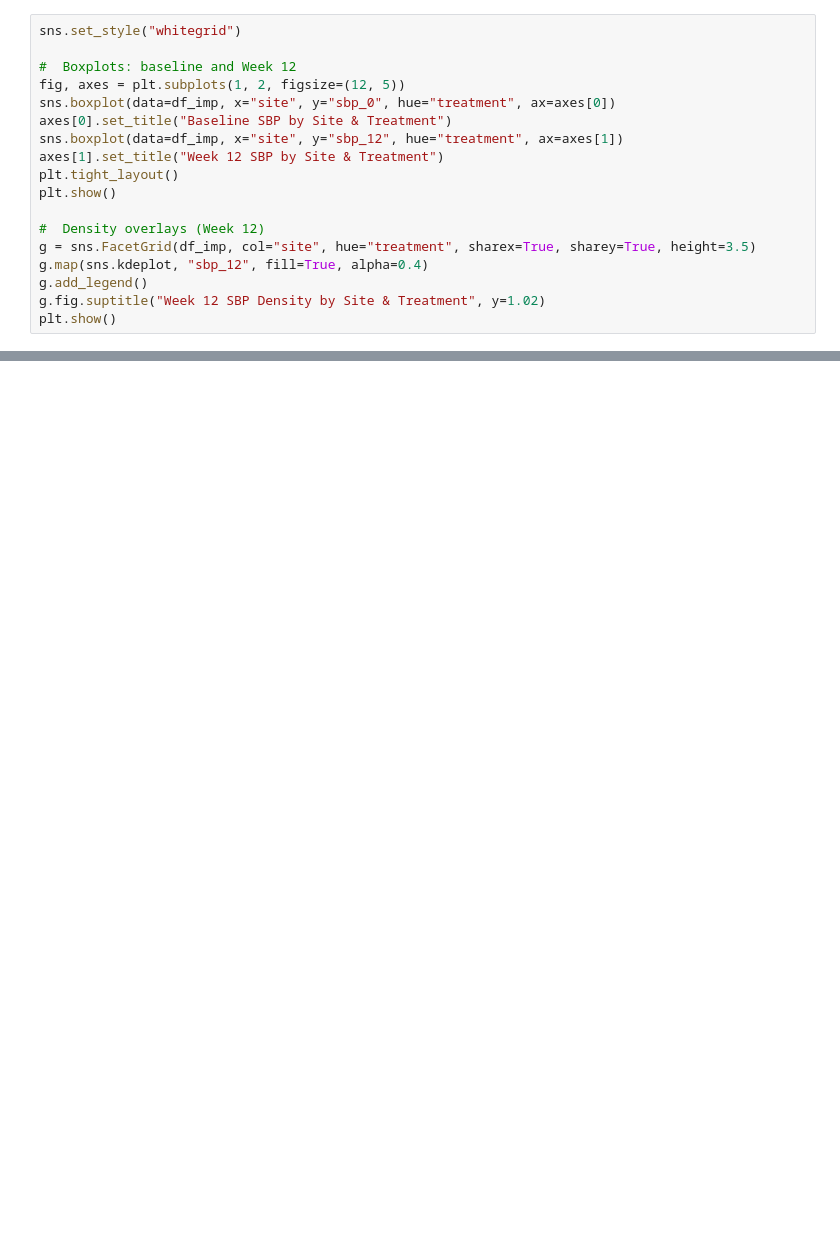
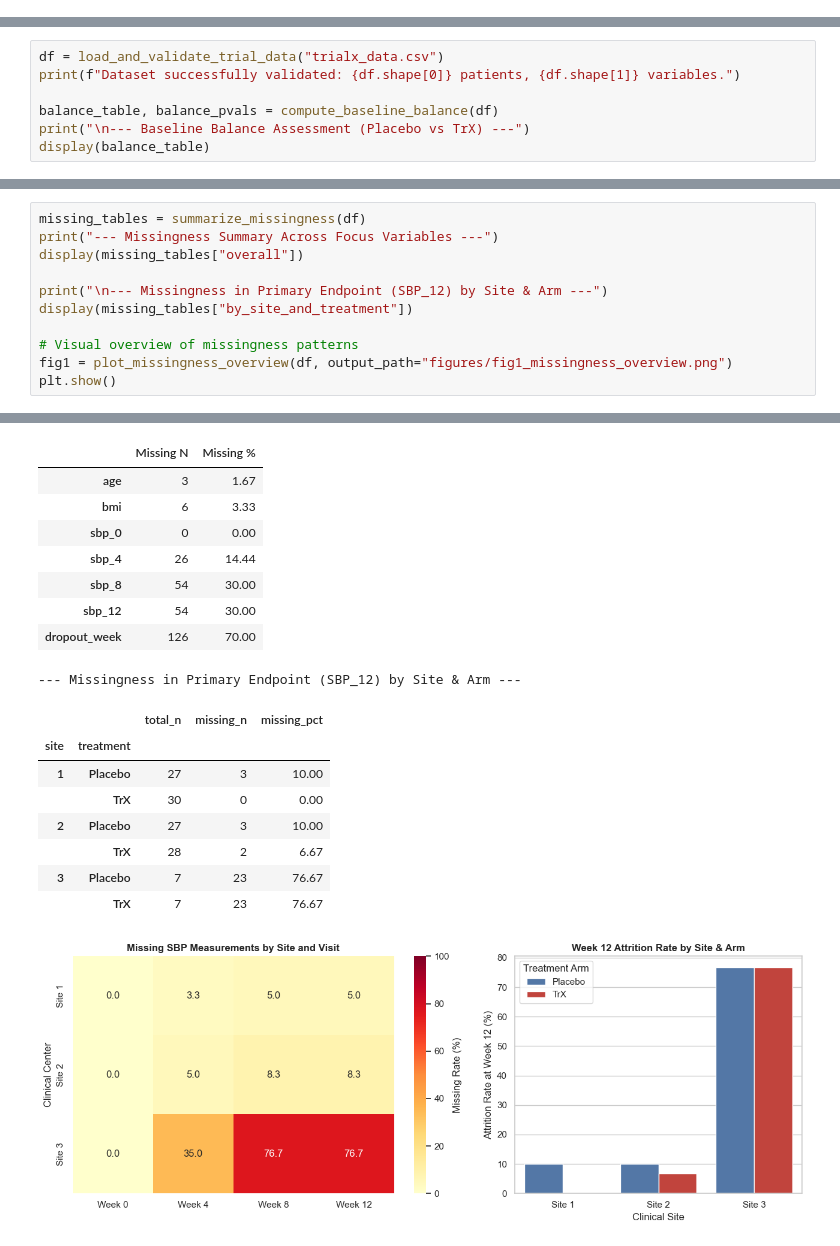
Before and after one commit to ShreyanshDas24/clinical-trial-analysis, a Jupyter notebook: main.ipynb, the cells around one changed output, grey strips where cells are left out. Saved outputs shown, nothing was run; the diff lists cells and outputs as text; blank space fills up the shorter version.

```diff
--- a/main.ipynb
+++ b/main.ipynb
@@ -241,18 +0,0 @@ plt.show()
-# %%
-sns.set_style("whitegrid")
-
-#  Boxplots: baseline and Week 12
-fig, axes = plt.subplots(1, 2, figsize=(12, 5))
-sns.boxplot(data=df_imp, x="site", y="sbp_0", hue="treatment", ax=axes[0])
-axes[0].set_title("Baseline SBP by Site & Treatment")
-sns.boxplot(data=df_imp, x="site", y="sbp_12", hue="treatment", ax=axes[1])
-axes[1].set_title("Week 12 SBP by Site & Treatment")
-plt.tight_layout()
-plt.show()
-
-#  Density overlays (Week 12)
-g = sns.FacetGrid(df_imp, col="site", hue="treatment", sharex=True, sharey=True, height=3.5)
-g.map(sns.kdeplot, "sbp_12", fill=True, alpha=0.4)
-g.add_legend()
-g.fig.suptitle("Week 12 SBP Density by Site & Treatment", y=1.02)
-plt.show()
@@ -863,0 +65,7 @@ plt.show()
+# %%
+df = load_and_validate_trial_data("trialx_data.csv")
+print(f"Dataset successfully validated: {df.shape[0]} patients, {df.shape[1]} variables.")
+
+balance_table, balance_pvals = compute_baseline_balance(df)
+print("\n--- Baseline Balance Assessment (Placebo vs TrX) ---")
+display(balance_table)
@@ -863,0 +85,12 @@ plt.show()
+# %%
+missing_tables = summarize_missingness(df)
+print("--- Missingness Summary Across Focus Variables ---")
+display(missing_tables["overall"])
+
+print("\n--- Missingness in Primary Endpoint (SBP_12) by Site & Arm ---")
+display(missing_tables["by_site_and_treatment"])
+
+# Visual overview of missingness patterns
+fig1 = plot_missingness_overview(df, output_path="figures/fig1_missingness_overview.png")
+plt.show()
+# %% [output]
@@ -863,0 +98,18 @@ plt.show()
+|  | Missing N | Missing % |
+| age | 3 | 1.67 |
+| bmi | 6 | 3.33 |
+| sbp_0 | 0 | 0.00 |
+| sbp_4 | 26 | 14.44 |
+| sbp_8 | 54 | 30.00 |
+| sbp_12 | 54 | 30.00 |
+| dropout_week | 126 | 70.00 |
+--- Missingness in Primary Endpoint (SBP_12) by Site & Arm ---
+|  |  | total_n | missing_n | missing_pct |
+| site | treatment |  |  |  |
+| 1 | Placebo | 27 | 3 | 10.00 |
+|  | TrX | 30 | 0 | 0.00 |
+| 2 | Placebo | 27 | 3 | 10.00 |
+|  | TrX | 28 | 2 | 6.67 |
+| 3 | Placebo | 7 | 23 | 76.67 |
+|  | TrX | 7 | 23 | 76.67 |
+[figure, added]
```
Also changed, not shown: parts of 86 cells of this notebook, 22 other files.
